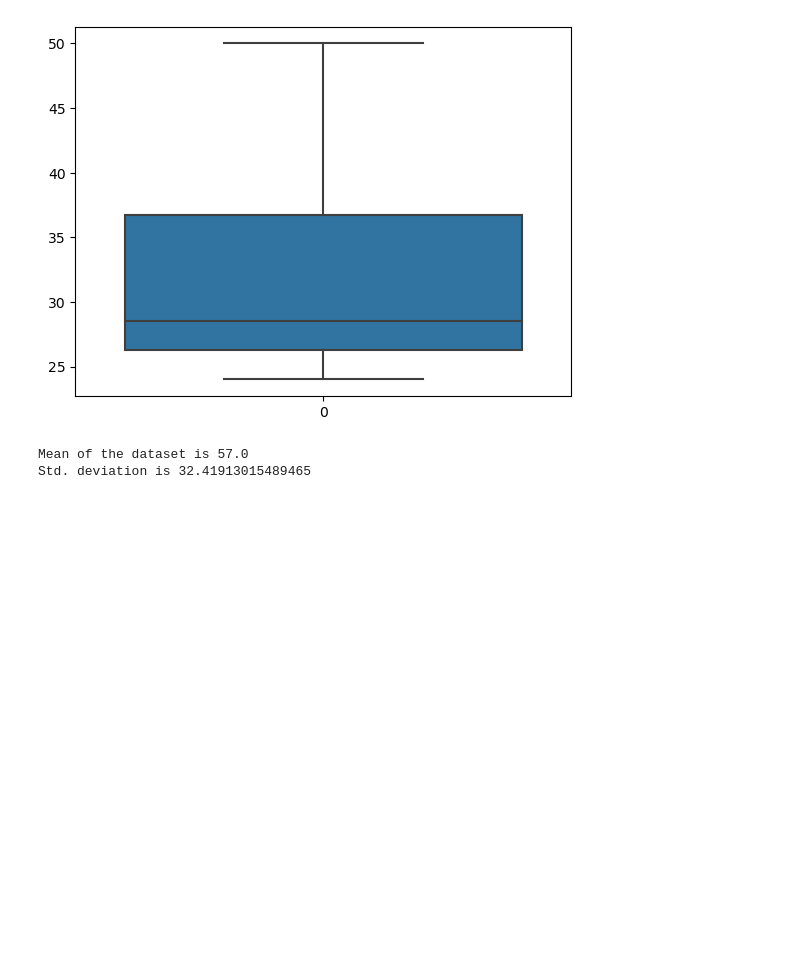
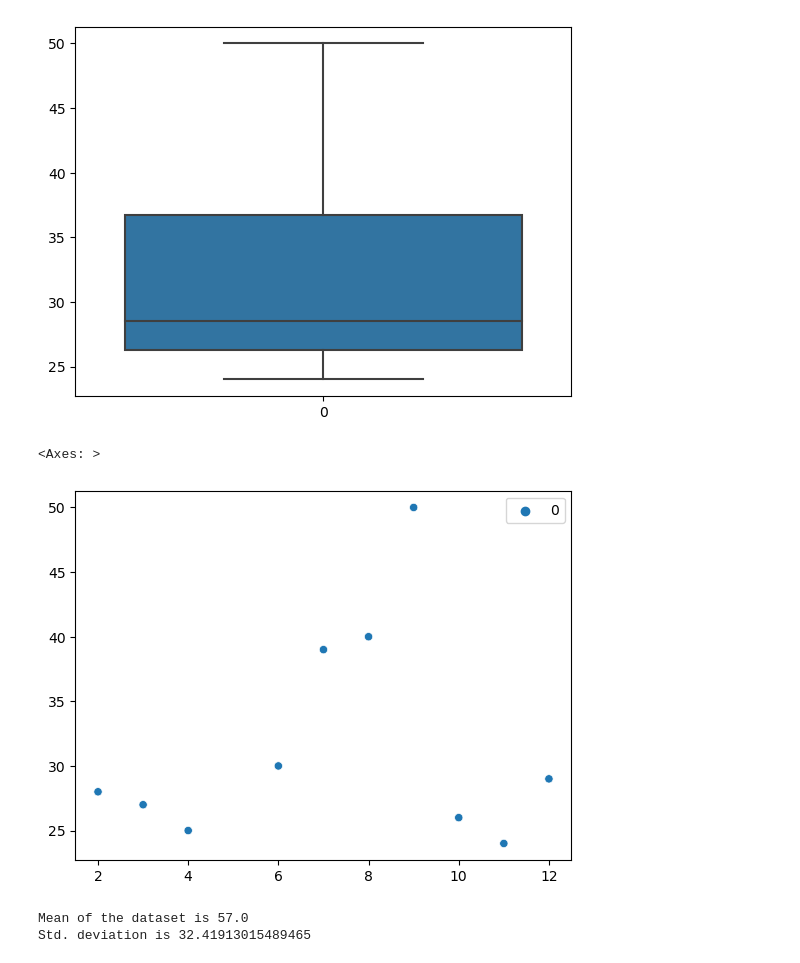
Before and after one commit to 23000285/exno1, a Jupyter notebook: EXNO1_DS.ipynb, the cells around one changed output. Drawn from its saved outputs; the diff is of its cells as text; code cells hidden in the pictures; blank space fills up the shorter version.

```diff
--- a/EXNO1_DS.ipynb
+++ b/EXNO1_DS.ipynb
@@ -637,6 +763,12 @@ sns.boxplot(data=af)
 # %% [output]
 <Axes: >
 [figure]
+# %%
+## USE SCATTERPLOT FUNCTION HERE TO CHECK OUTLIER IS REMOVED
+sns.scatterplot(data=af)
+# %% [output]
+<Axes: >
+[figure, added]
 # %%
 from scipy import stats #STATS METHOD IS USED TO IMPLEMENT Z SCORE METHOD
 import numpy as np
```
Also changed, not shown: parts of 49 cells of this notebook, 37 other files.
